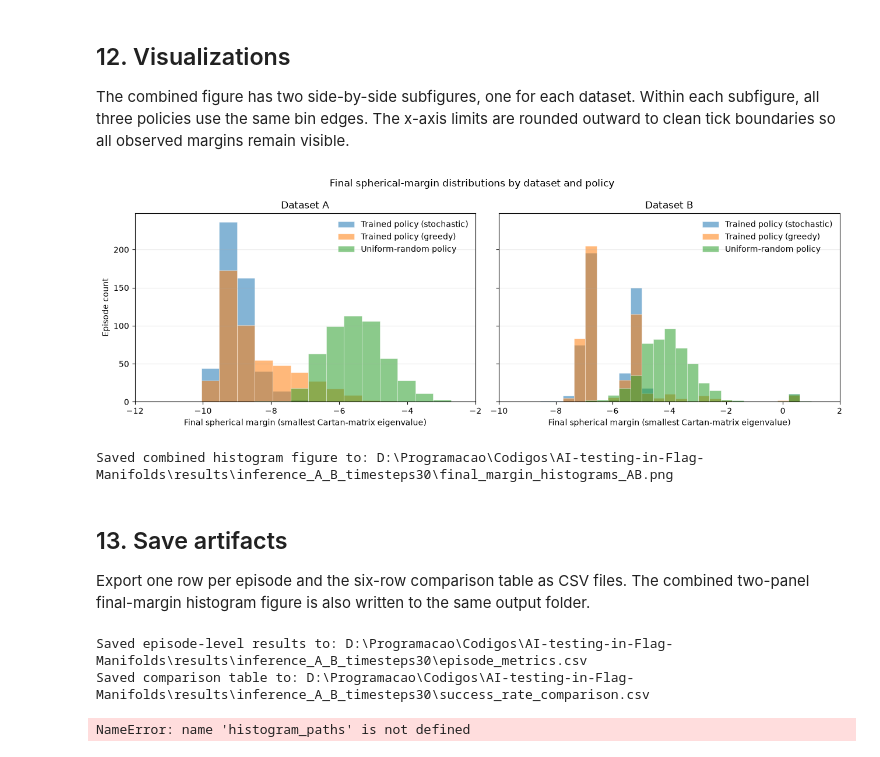
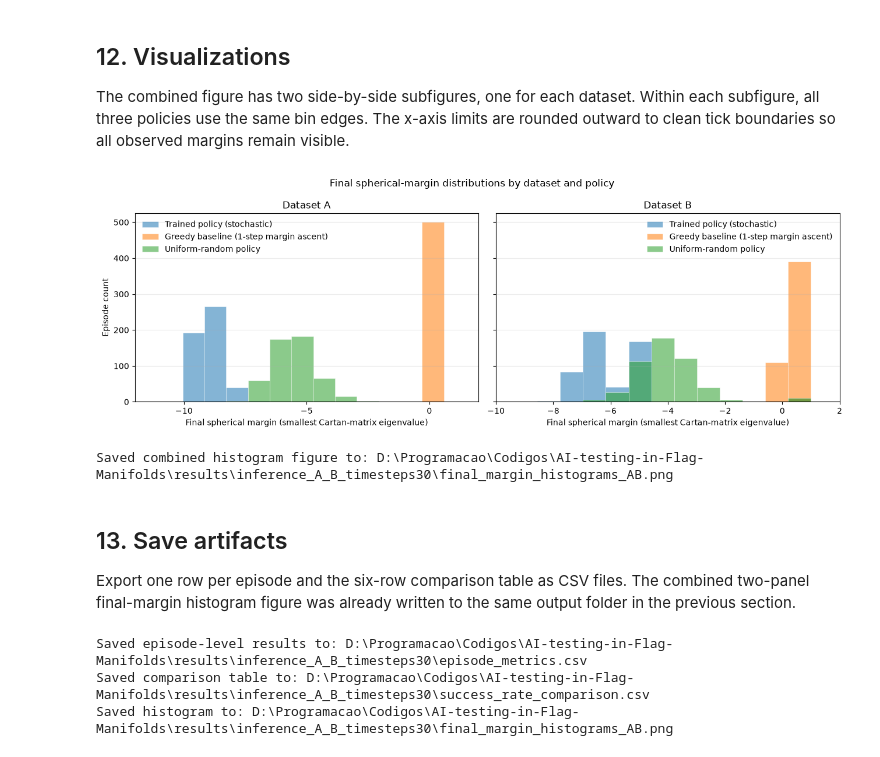
Before and after one commit to Caioriqui/AI-testing-in-Flag-Manifolds, a Jupyter notebook: notebooks/04_inference_A_B_timesteps30.ipynb, the cells around one changed output. Saved outputs shown, nothing was run; the diff lists cells and outputs as text; code cells hidden in the pictures.

Commit message:
Greedy baseline in 04

```diff
--- a/notebooks/04_inference_A_B_timesteps30.ipynb
+++ b/notebooks/04_inference_A_B_timesteps30.ipynb
@@ -423,10 +472,10 @@ from matplotlib.ticker import MaxNLocator
 
 policy_labels = {
     "stochastic": "Trained policy (stochastic)",
-    "greedy": "Trained policy (greedy)",
+    "greedy_baseline": "Greedy baseline (1-step margin ascent)",
     "random": "Uniform-random policy",
 }
-policy_colors = {"stochastic": "tab:blue", "greedy": "tab:orange", "random": "tab:green"}
+policy_colors = {"stochastic": "tab:blue", "greedy_baseline": "tab:orange", "random": "tab:green"}
 
 fig, axes = plt.subplots(1, len(DATASET_CODES), figsize=(13, 4.5), sharey=True)
 for ax, dataset_code in zip(axes, DATASET_CODES):
@@ -443,39 +492,39 @@ for ax, dataset_code in zip(axes, DATASET_CODES):
 
     for mode, margins in zip(POLICY_MODES, margins_by_mode):
         ax.hist(
             margins,
             bins=bin_edges,
             alpha=0.55,
             label=policy_labels[mode],
             color=policy_colors[mode],
             edgecolor="white",
             linewidth=0.5,
         )
     ax.set_title(f"Dataset {dataset_code}")
     ax.set_xlabel("Final spherical margin (smallest Cartan-matrix eigenvalue)")
     ax.grid(axis="y", alpha=0.25)
 
     # Round the displayed range outward to clean tick boundaries without clipping data.
     locator = MaxNLocator(nbins=6, steps=[1, 2, 5, 10])
     tick_bounds = locator.tick_values(float(all_margins.min()), float(all_margins.max()))
     ax.set_xlim(tick_bounds[0], tick_bounds[-1])
     ax.xaxis.set_major_locator(locator)
     ax.legend(frameon=False)
 
 axes[0].set_ylabel("Episode count")
 fig.suptitle("Final spherical-margin distributions by dataset and policy")
 fig.tight_layout()
 figure_path = results_dir / "final_margin_histograms_AB.png"
 fig.savefig(figure_path, dpi=200, bbox_inches="tight")
 plt.show()
 print(f"Saved combined histogram figure to: {figure_path}")
 # %% [output]
-[figure, old version]
+[figure, new version]
 Saved combined histogram figure to: D:\Programacao\Codigos\AI-testing-in-Flag-Manifolds\results\inference_A_B_timesteps30\final_margin_histograms_AB.png
 # %% [markdown]
 ## 13. Save artifacts
 
-Export one row per episode and the six-row comparison table as CSV files. The combined two-panel final-margin histogram figure is also written to the same output folder.
+Export one row per episode and the six-row comparison table as CSV files. The combined two-panel final-margin histogram figure was already written to the same output folder in the previous section.
 # %%
 episode_csv = results_dir / "episode_metrics.csv"
 summary_csv = results_dir / "success_rate_comparison.csv"
@@ -484,9 +533,8 @@ summary.to_csv(summary_csv, index=False)
 
 print(f"Saved episode-level results to: {episode_csv}")
 print(f"Saved comparison table to: {summary_csv}")
-for figure_path in histogram_paths:
-    print(f"Saved histogram to: {figure_path}")
+print(f"Saved histogram to: {figure_path}")
 # %% [output]
 Saved episode-level results to: D:\Programacao\Codigos\AI-testing-in-Flag-Manifolds\results\inference_A_B_timesteps30\episode_metrics.csv
 Saved comparison table to: D:\Programacao\Codigos\AI-testing-in-Flag-Manifolds\results\inference_A_B_timesteps30\success_rate_comparison.csv
+Saved histogram to: D:\Programacao\Codigos\AI-testing-in-Flag-Manifolds\results\inference_A_B_timesteps30\final_margin_histograms_AB.png
-NameError: name 'histogram_paths' is not defined
```
Also changed, not shown: parts of 7 cells of this notebook.
